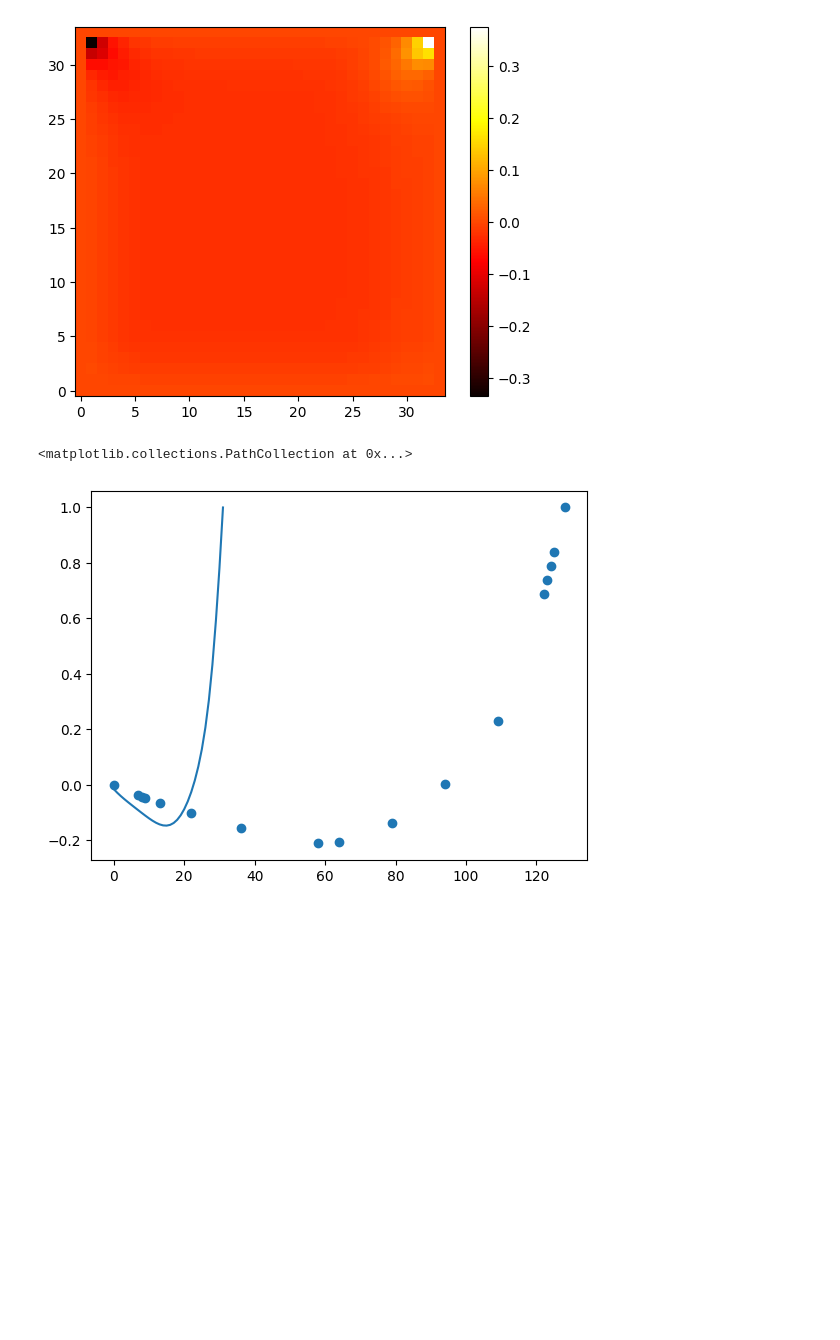
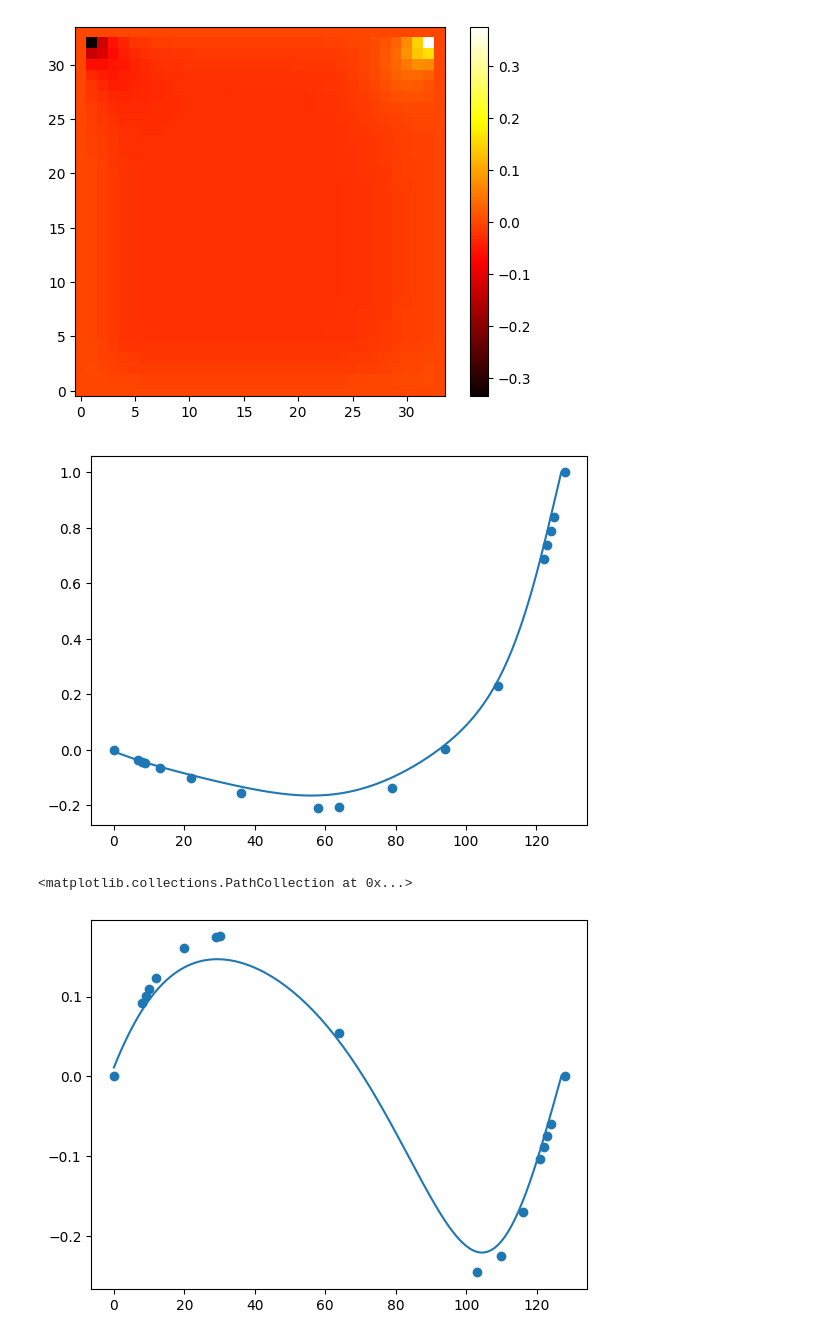
Before and after one commit to glaand/bachelor-thesis, a Jupyter notebook: ml/ml_analysis.ipynb, the cells around one changed output. Drawn from its saved outputs; the diff is of its cells as text; code cells hidden in the pictures; blank space fills up the shorter version.

```diff
--- a/ml/ml_analysis.ipynb
+++ b/ml/ml_analysis.ipynb
@@ -146,32 +193,39 @@ reference_uy_RE_100 = {
     122: -0.08864,
     121: -0.10313,
     116: -0.16914,
     110: -0.22445,
     103: -0.24533,
     64: 0.05454,
     30: 0.17527,
     29: 0.17507,
     20: 0.16077,
     12: 0.12317,
     10: 0.10890,
     9: 0.10091,
     8: 0.09233,
     0: 0.00000
 }
 
 u = np.loadtxt("../experiments/2d/ml/u.dat")
 v = np.loadtxt("../experiments/2d/ml/v.dat")
 
 u = u[1:-1, 1:-1]
 v = v[1:-1, 1:-1]
 
 # plot u
 u = u[:, int(u.shape[1]/2)]
 v = v[int(v.shape[0]/2), :]
 
 plt.plot(u, label="AI-Assisted MGPCG")
 # plot ghia et al. reference
 plt.scatter(reference_ux_RE_100.keys(), reference_ux_RE_100.values(), label="Ghia et al. (1982)")
+plt.show()
+
+
+plt.plot(v, label="AI-Assisted MGPCG")
+# plot ghia et al. reference
+plt.scatter(reference_uy_RE_100.keys(), reference_uy_RE_100.values(), label="Ghia et al. (1982)")
 # %% [output]
+[figure, new version]
 <matplotlib.collections.PathCollection at 0x...>
-[figure, old version]
+[figure, added]
```
Also changed, not shown: parts of 8 cells of this notebook, 18 other files.
